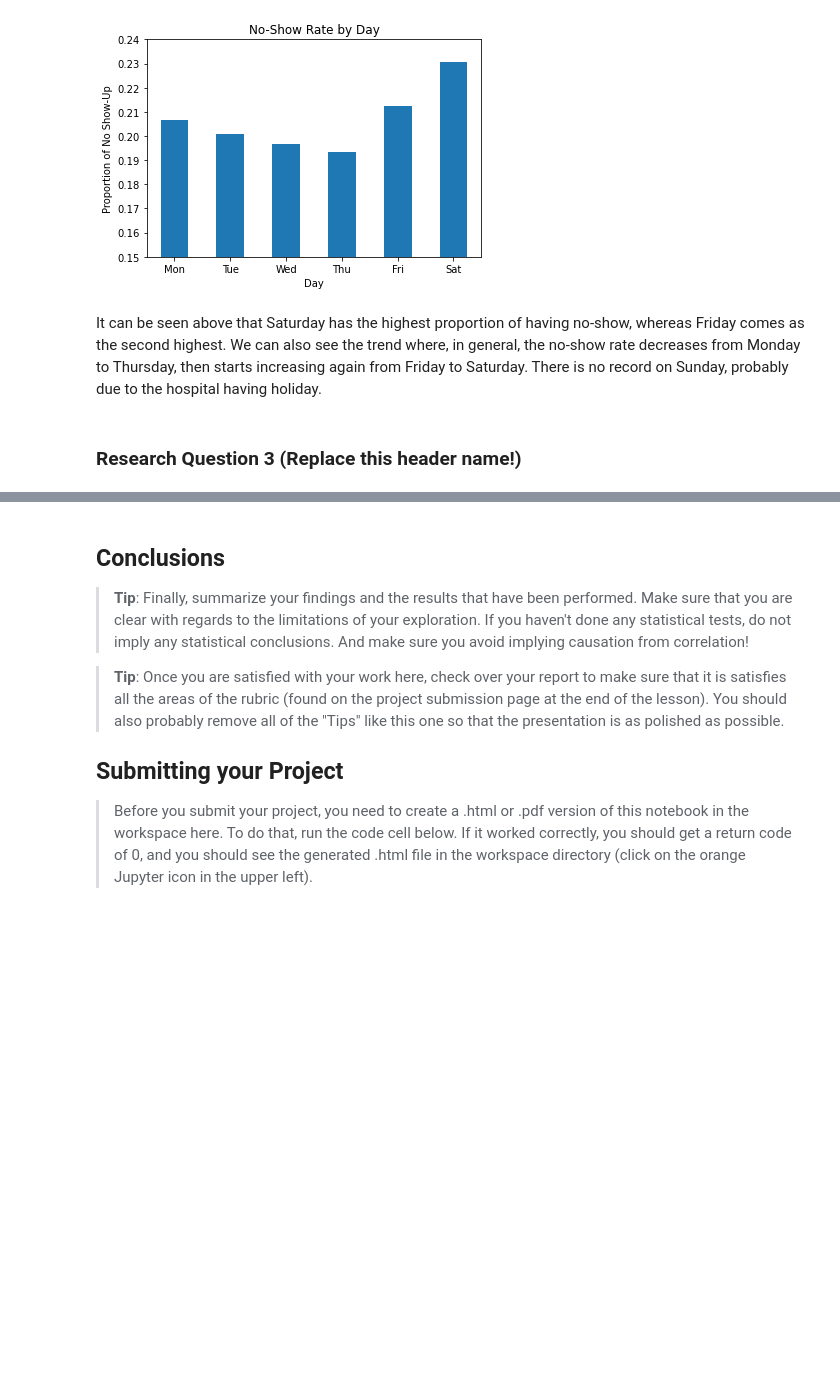
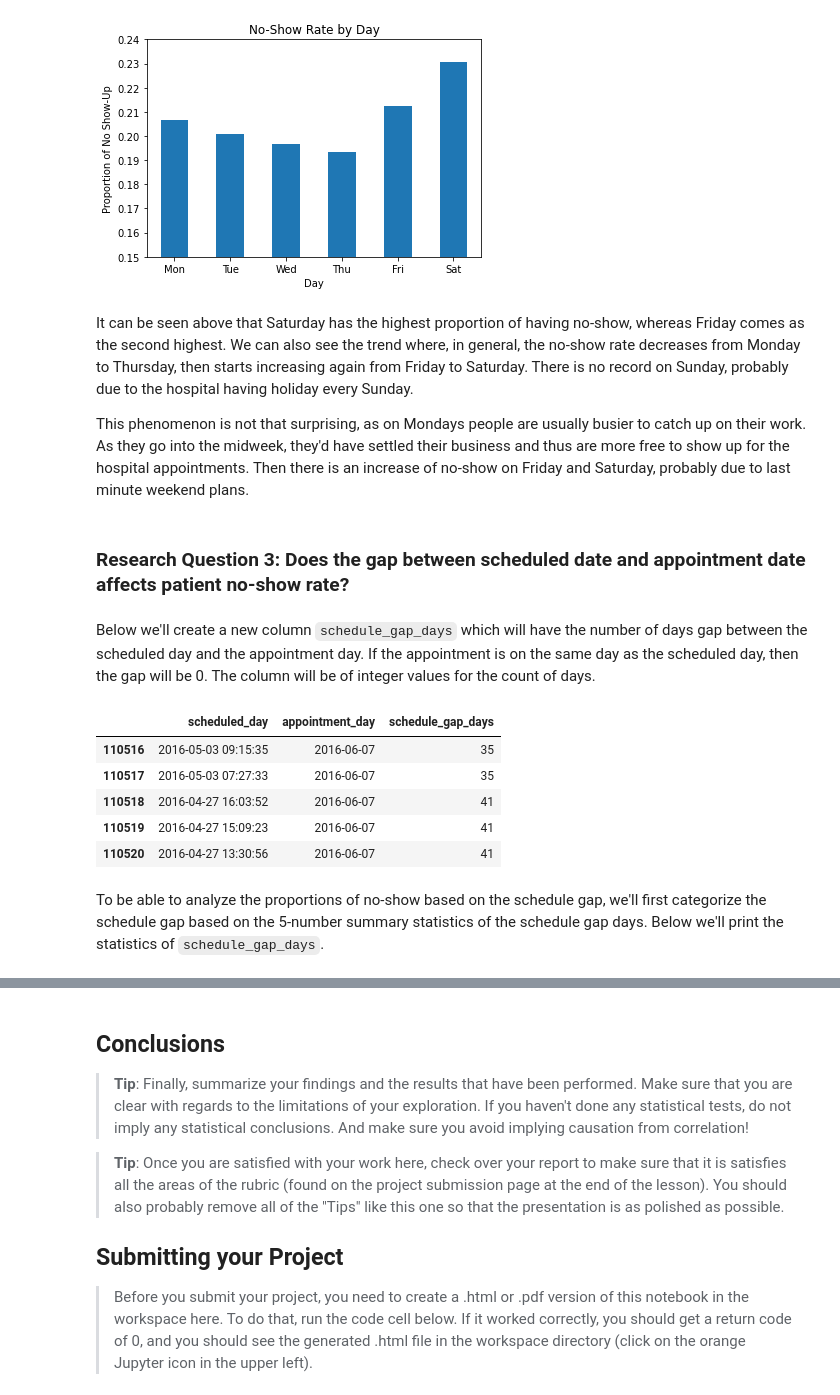
Before and after one commit to fletchersarip93/medical-appointment-no-show-data-analysis, a Jupyter notebook: Investigation_of_No_Show_Appointments_Data.ipynb, the cells around one changed output, grey strips where cells are left out. Saved outputs shown, nothing was run; the diff lists cells and outputs as text; code cells hidden in the pictures; blank space fills up the shorter version.

Commit message:
feat: Research question 3

```diff
--- a/Investigation_of_No_Show_Appointments_Data.ipynb
+++ b/Investigation_of_No_Show_Appointments_Data.ipynb
@@ -723,7 +723,9 @@ plt.xlabel('Day');
 # %% [output]
 [figure]
 # %% [markdown]
-It can be seen above that Saturday has the highest proportion of having no-show, whereas Friday comes as the second highest. We can also see the trend where, in general, the no-show rate decreases from Monday to Thursday, then starts increasing again from Friday to Saturday. There is no record on Sunday, probably due to the hospital having holiday.
+It can be seen above that Saturday has the highest proportion of having no-show, whereas Friday comes as the second highest. We can also see the trend where, in general, the no-show rate decreases from Monday to Thursday, then starts increasing again from Friday to Saturday. There is no record on Sunday, probably due to the hospital having holiday every Sunday.
+
+This phenomenon is not that surprising, as on Mondays people are usually busier to catch up on their work. As they go into the midweek, they'd have settled their business and thus are more free to show up for the hospital appointments. Then there is an increase of no-show on Friday and Saturday, probably due to last minute weekend plans.
 # %% [markdown]
 <a id='researchQuestion3'></a>
-### Research Question 3  (Replace this header name!)
+### Research Question 3: Does the gap between scheduled date and appointment date affects patient no-show rate?
@@ -733,0 +732,14 @@ It can be seen above that Saturday has the highest proportion of having no-show,
+# %% [markdown]
+Below we'll create a new column `schedule_gap_days` which will have the number of days gap between the scheduled day and the appointment day. If the appointment is on the same day as the scheduled day, then the gap will be 0. The column will be of integer values for the count of days.
+# %%
+df['schedule_gap_days'] = (df.appointment_day.dt.date - df.scheduled_day.dt.date).dt.days
+df[['scheduled_day', 'appointment_day', 'schedule_gap_days']].tail()
+# %% [output]
+|  | scheduled_day | appointment_day | schedule_gap_days |
+| 110516 | 2016-05-03 09:15:35 | 2016-06-07 | 35 |
+| 110517 | 2016-05-03 07:27:33 | 2016-06-07 | 35 |
+| 110518 | 2016-04-27 16:03:52 | 2016-06-07 | 41 |
+| 110519 | 2016-04-27 15:09:23 | 2016-06-07 | 41 |
+| 110520 | 2016-04-27 13:30:56 | 2016-06-07 | 41 |
+# %% [markdown]
+To be able to analyze the proportions of no-show based on the schedule gap, we'll first categorize the schedule gap based on the 5-number summary statistics of the schedule gap days. Below we'll print the statistics of `schedule_gap_days`.
```
Also changed, not shown: parts of 8 cells of this notebook.
